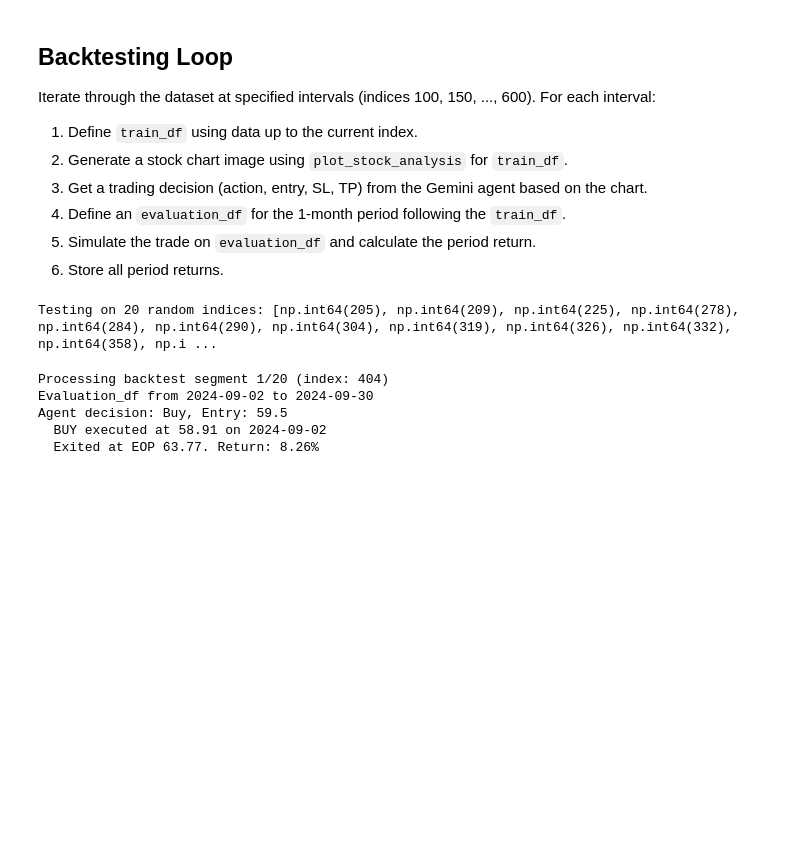
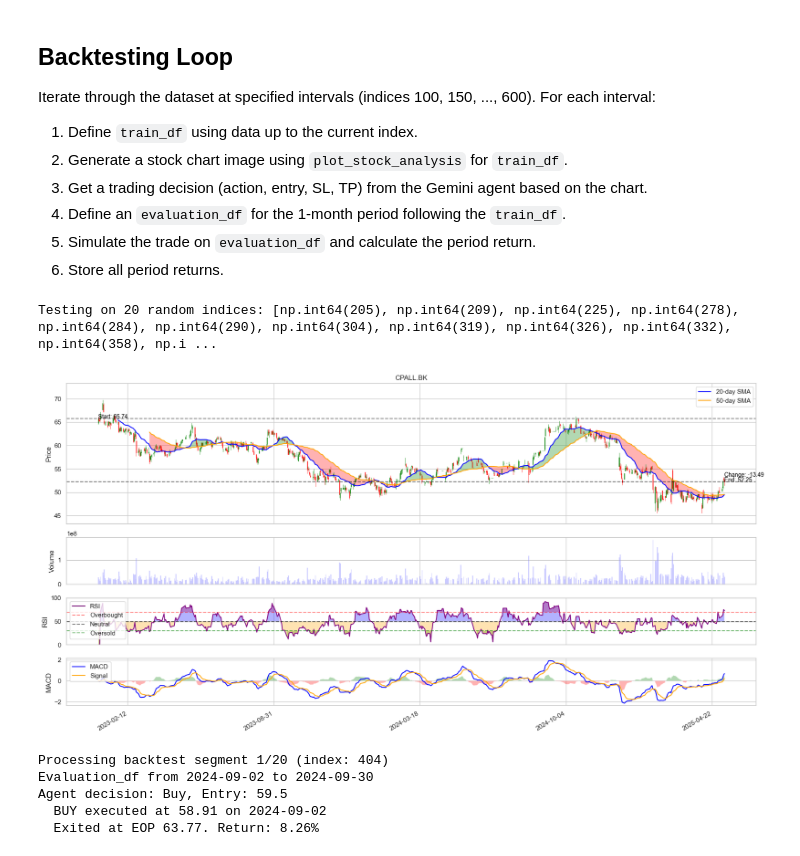
Before and after one commit to sunwasan/technical-analyst-agent, a Jupyter notebook: ta_agent.ipynb, the cells around one changed output. Drawn from its saved outputs; the diff is of its cells as text; code cells hidden in the pictures; blank space fills up the shorter version.

Commit message:
Show example input

```diff
--- a/ta_agent.ipynb
+++ b/ta_agent.ipynb
@@ -231,6 +216,12 @@ result_figures = []  # Store figures for later review
 actual_prompt = prompt_template.replace('{symbol}', symbol)
 # %% [output]
 Testing on 20 random indices: [np.int64(205), np.int64(209), np.int64(225), np.int64(278), np.int64(284), np.int64(290), np.int64(304), np.int64(319), np.int64(326), np.int64(332), np.int64(358), np.i ...
+# %%
+## Example input
+fig = plot_stock_analysis(b_df, symbol)
+plt.show()
+# %% [output]
+[figure, added]
 # %%
 if 'b_df' not in locals() or b_df.empty:
     print("b_df is not defined or empty. Cannot proceed with backtesting.")
```
Also changed, not shown: parts of 3 cells of this notebook.
